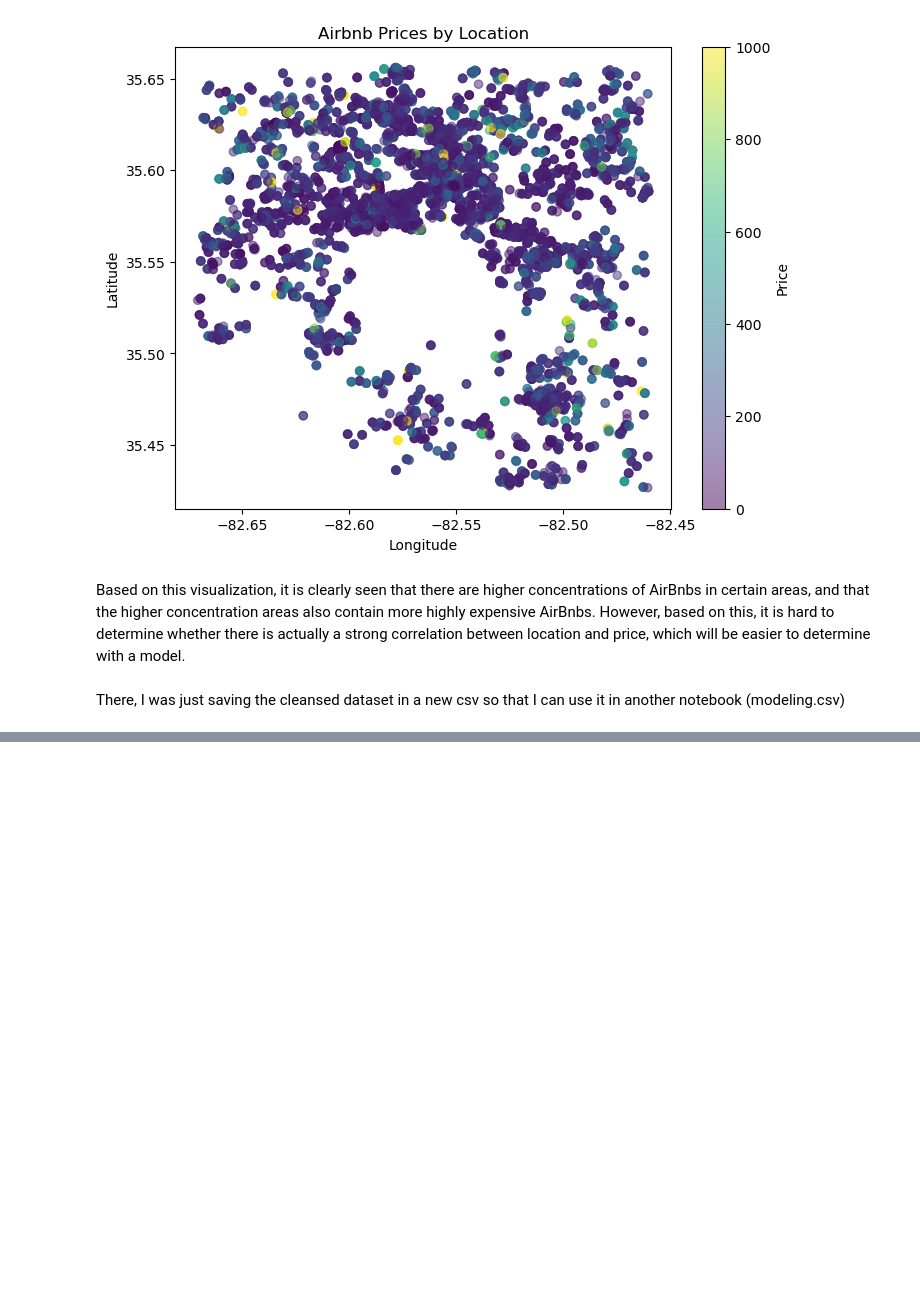
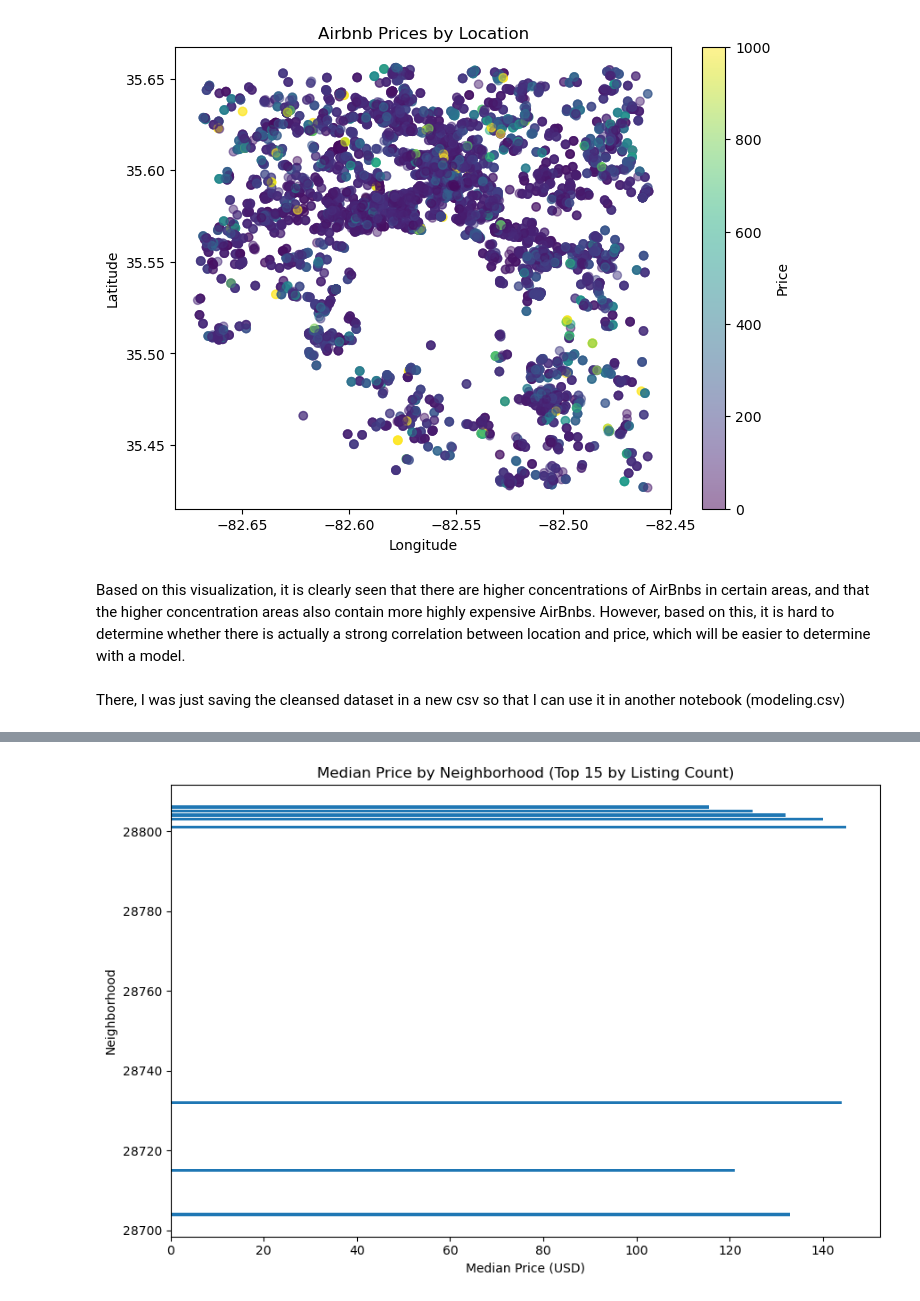
Before and after one commit to nicholaslevine/asheville-tourism, a Jupyter notebook: notebooks/analytics.ipynb, the cells around one changed output, grey strips where cells are left out. Saved outputs shown, nothing was run; the diff lists cells and outputs as text; code cells hidden in the pictures; blank space fills up the shorter version.

```diff
--- a/notebooks/analytics.ipynb
+++ b/notebooks/analytics.ipynb
@@ -306,0 +311,19 @@ There, I was just saving the cleansed dataset in a new csv so that I can use it
+# %%
+# 1) Median price by neighborhood (top 15 by listing count)
+top_neighborhoods = df["neighbourhood_cleansed"].value_counts().head(15).index
+neighborhood_price = (
+    df[df["neighbourhood_cleansed"].isin(top_neighborhoods)]
+    .groupby("neighbourhood_cleansed")["price"]
+    .median()
+    .sort_values()
+)
+
+plt.figure(figsize=(9,6))
+plt.barh(neighborhood_price.index, neighborhood_price.values)
+plt.xlabel("Median Price (USD)")
+plt.ylabel("Neighborhood")
+plt.title("Median Price by Neighborhood (Top 15 by Listing Count)")
+plt.tight_layout()
+plt.show()
+# %% [output]
+[figure, added]
```
Also changed, not shown: parts of 3 cells of this notebook, 1 other file.
